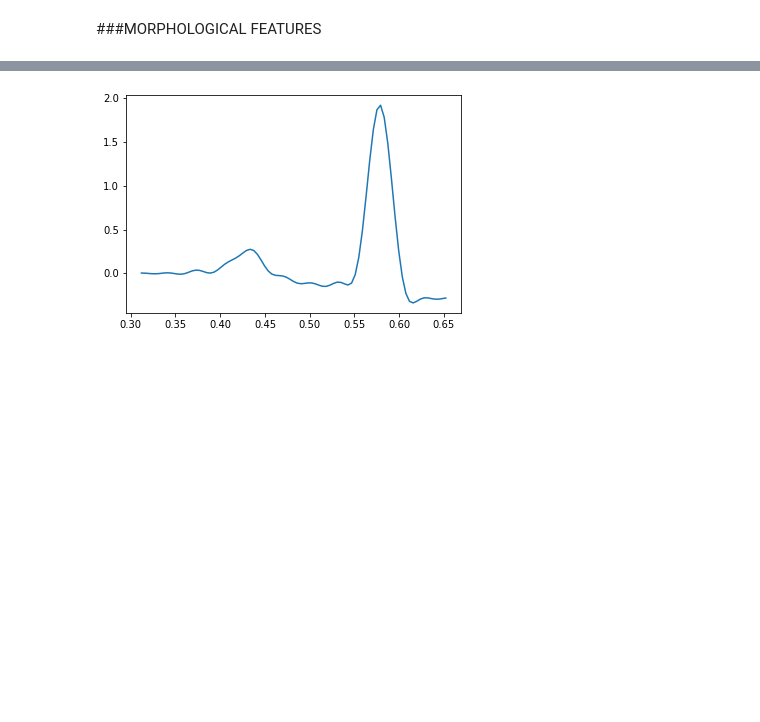
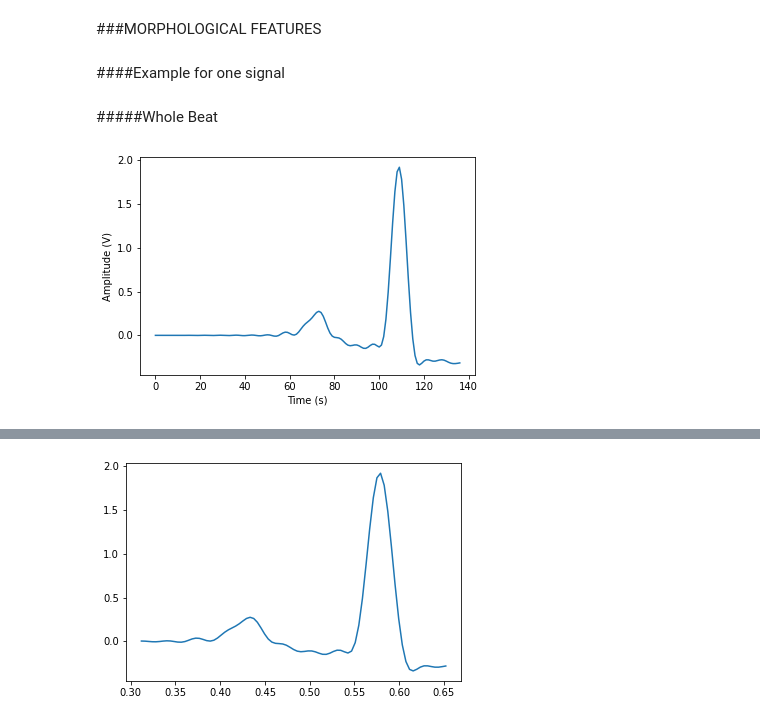
Before and after one commit to alice202122/AI_PROJECT, a Jupyter notebook: AI_Assignment.ipynb, the cells around one changed output, grey strips where cells are left out. Cells and saved outputs as stored; diff of their text form; code cells hidden in the pictures; blank space fills up the shorter version.

```diff
--- a/AI_Assignment.ipynb
+++ b/AI_Assignment.ipynb
@@ -518,10 +541,35 @@ HRVwnw3_df
 3148 rows × 12 columns
 # %% [markdown]
 ###MORPHOLOGICAL FEATURES
-# %%
-#Example for only one signal
-rpks = data_up[0][2]
-rpks_tr = []
-for idx, k in enumerate(rpks[1:(len(rpks)-40)]):
-  rpks_tr.append(k)
-rpks_tr = np.vstack(rpks_tr)
+# %% [markdown]
+####Example for one signal
+# %%
+def extractor(wnwst_t, wnwend_t, lead, num_files):
+  wnwst_smp = round(wnwst_t*fs)
+  wnwend_smp = round(wnwend_t*fs)
+  extractions = []
+  Rpks = 1
+  for patient in range(num_files):
+    for idx, i in enumerate(dataupblr_filt[patient][Rpks]):
+      if (i-wnwst_smp)>0 and (i+wnwend_smp)<dataupblr_filt[patient][Rpks][-1]:
+        Rpk_t = i*delta_fs
+        time = np.linspace((Rpk_t-wnwst_t), (Rpk_t+wnwend_t), wnwst_smp+wnwend_smp, endpoint=True)
+        row = [ i, time, ECGsupblr_filt[patient][lead][int(i)-wnwst_smp:int(i)+wnwend_smp] ]
+        extractions.append(row)
+
+  return extractions
+# %% [markdown]
+#####Whole Beat
+# %%
+wnwst_t = 0.3
+wnwend_t = 0.25
+lead = 0    # I lead
+num_files = 1
+beats = extractor(wnwst_t, wnwend_t, lead, num_files)
+n_beat = 0
+plot(beats[n_beat][2])
+xlabel('Time (s)')
+ylabel('Amplitude (V)')
+show()
+# %% [output]
+[figure, added]
```
Also changed, not shown: parts of 14 cells of this notebook.
